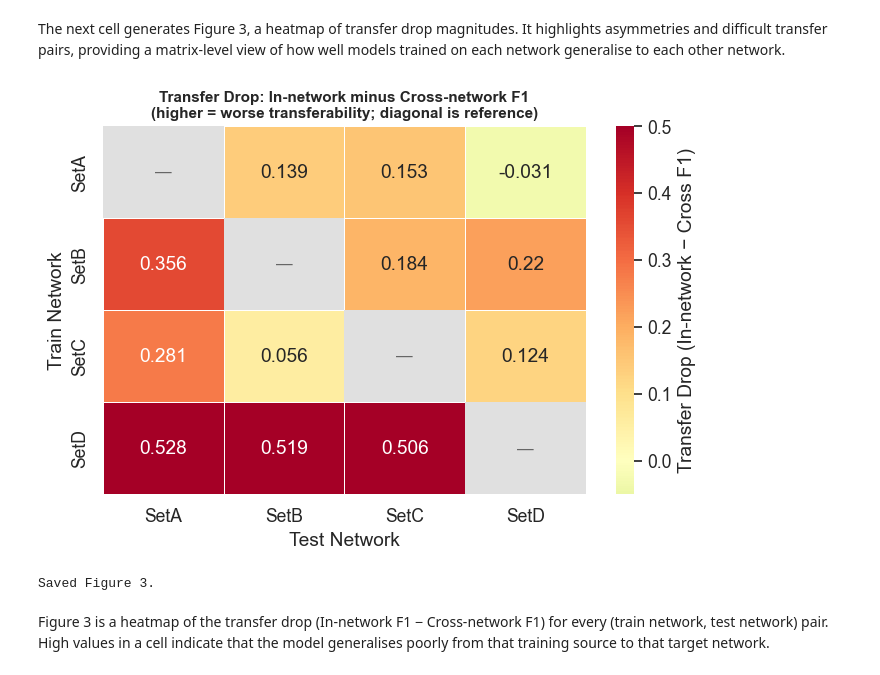
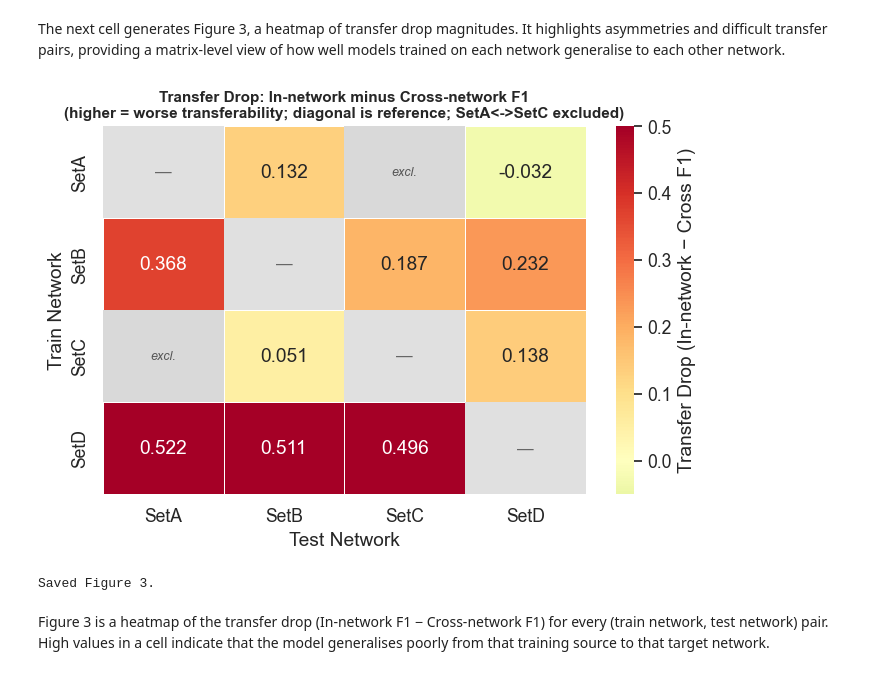
Before and after one commit to koumajos/ddos-results-analysis, a Jupyter notebook: Q3/Q3_analysis.ipynb, the cells around one changed output. Drawn from its saved outputs; the diff is of its cells as text; code cells hidden in the pictures.

```diff
--- a/Q3/Q3_analysis.ipynb
+++ b/Q3/Q3_analysis.ipynb
@@ -74,6 +107,9 @@ long['eval_type'] = np.where(
     long['train_set'] == long['test_set'], 'In-network', 'Cross-network'
 )
 
+# Exclude same-network/different-time transfers (SetA<->SetC) from all views
+long = drop_excluded_pairs(long)
+
 # Separate views
 inset  = long[long['eval_type'] == 'In-network'].copy()
 cross  = long[long['eval_type'] == 'Cross-network'].copy()
@@ -415,22 +462,25 @@ for ax, approach in zip(axes, ['Sequence-based', 'Component-based']):
              .pivot(index='train_set', columns='test_set', values='mean_value')
              .reindex(index=NETWORKS, columns=NETWORKS))
 
-    # Mask diagonal with a different annotation style
-    mask_diag = np.eye(len(NETWORKS), dtype=bool)
+    # Excluded SetA<->SetC cells are masked; diagonal gets a bracketed annotation
+    excl_mask = pivot.isna()
     annot = pivot.round(3).astype(str)
     for i in range(len(NETWORKS)):
-        annot.iloc[i, i] = f"[{pivot.iloc[i, i]:.3f}]"
+        if not np.isnan(pivot.iloc[i, i]):
+            annot.iloc[i, i] = f"[{pivot.iloc[i, i]:.3f}]"
 
     sns.heatmap(pivot, annot=annot, fmt='', cmap='YlGnBu',
-                vmin=0.3, vmax=1.0, ax=ax, linewidths=0.5,
+                vmin=0.3, vmax=1.0, ax=ax, linewidths=0.5, mask=excl_mask,
                 cbar_kws={'label': 'Mean F1-score'})
+    mark_excluded_cells(ax, NETWORKS, NETWORKS)
     ax.set_title(approach, fontsize=12, fontweight='bold')
     ax.set_xlabel('Test Network')
     ax.set_ylabel('Train Network')
 
 fig.suptitle(
     'Cross-Network Transferability: Mean F1-score\n'
-    '(rows = train set, columns = test set; diagonal [bracketed] = in-network)',
+    '(rows = train set, columns = test set; diagonal [bracketed] = in-network; '
+    'SetA<->SetC excluded — same network, different capture period)',
     fontsize=13, y=1.02)
 plt.tight_layout()
 plt.savefig(FIG_DIR / 'fig1_heatmap_transfer_matrix.pdf', bbox_inches='tight', dpi=150)
@@ -510,36 +557,41 @@ for _, row in f1_pair_avg.iterrows():
     })
 
 drop_df = pd.DataFrame(drop_records)
 drop_pivot = drop_df.pivot(index='train_set', columns='test_set', values='drop')
 drop_pivot = drop_pivot.reindex(index=NETWORKS, columns=NETWORKS)
 
 fig, ax = plt.subplots(figsize=(7, 5))
 annot = drop_pivot.round(3).astype(str)
 for i in range(len(NETWORKS)):
     annot.iloc[i, i] = '—'
 
+# Mask both the diagonal (reference) and the excluded SetA<->SetC cells
+excl_mask = np.eye(len(NETWORKS), dtype=bool) | drop_pivot.isna().values
 sns.heatmap(drop_pivot, annot=annot, fmt='', cmap='RdYlGn_r', center=0,
             vmin=-0.05, vmax=0.5, ax=ax, linewidths=0.5,
-            mask=np.eye(len(NETWORKS), dtype=bool),
+            mask=excl_mask,
             cbar_kws={'label': 'Transfer Drop (In-network − Cross F1)'})
 # Overlay diagonal
 for i in range(len(NETWORKS)):
     ax.add_patch(plt.Rectangle((i, i), 1, 1, fill=True, color='#e0e0e0', lw=0))
     ax.text(i + 0.5, i + 0.5, '—', ha='center', va='center',
             fontsize=12, color='#666')
+# Overlay excluded SetA<->SetC cells
+mark_excluded_cells(ax, NETWORKS, NETWORKS)
 
 ax.set_title('Transfer Drop: In-network minus Cross-network F1\n'
-             '(higher = worse transferability; diagonal is reference)',
+             '(higher = worse transferability; diagonal is reference; '
+             'SetA<->SetC excluded)',
              fontsize=11, fontweight='bold')
 ax.set_xlabel('Test Network')
 ax.set_ylabel('Train Network')
 plt.tight_layout()
 plt.savefig(FIG_DIR / 'fig3_heatmap_transfer_drop.pdf', bbox_inches='tight', dpi=150)
 plt.savefig(FIG_DIR / 'fig3_heatmap_transfer_drop.png', bbox_inches='tight', dpi=150)
 plt.show()
 print("Saved Figure 3.")
 # %% [output]
-[figure, old version]
+[figure, new version]
 Saved Figure 3.
 # %% [markdown]
 Figure 3 is a heatmap of the transfer drop (In-network F1 − Cross-network F1) for every (train network, test network) pair. High values in a cell indicate that the model generalises poorly from that training source to that target network.
```
Also changed, not shown: parts of 27 cells of this notebook, 49 other files.
